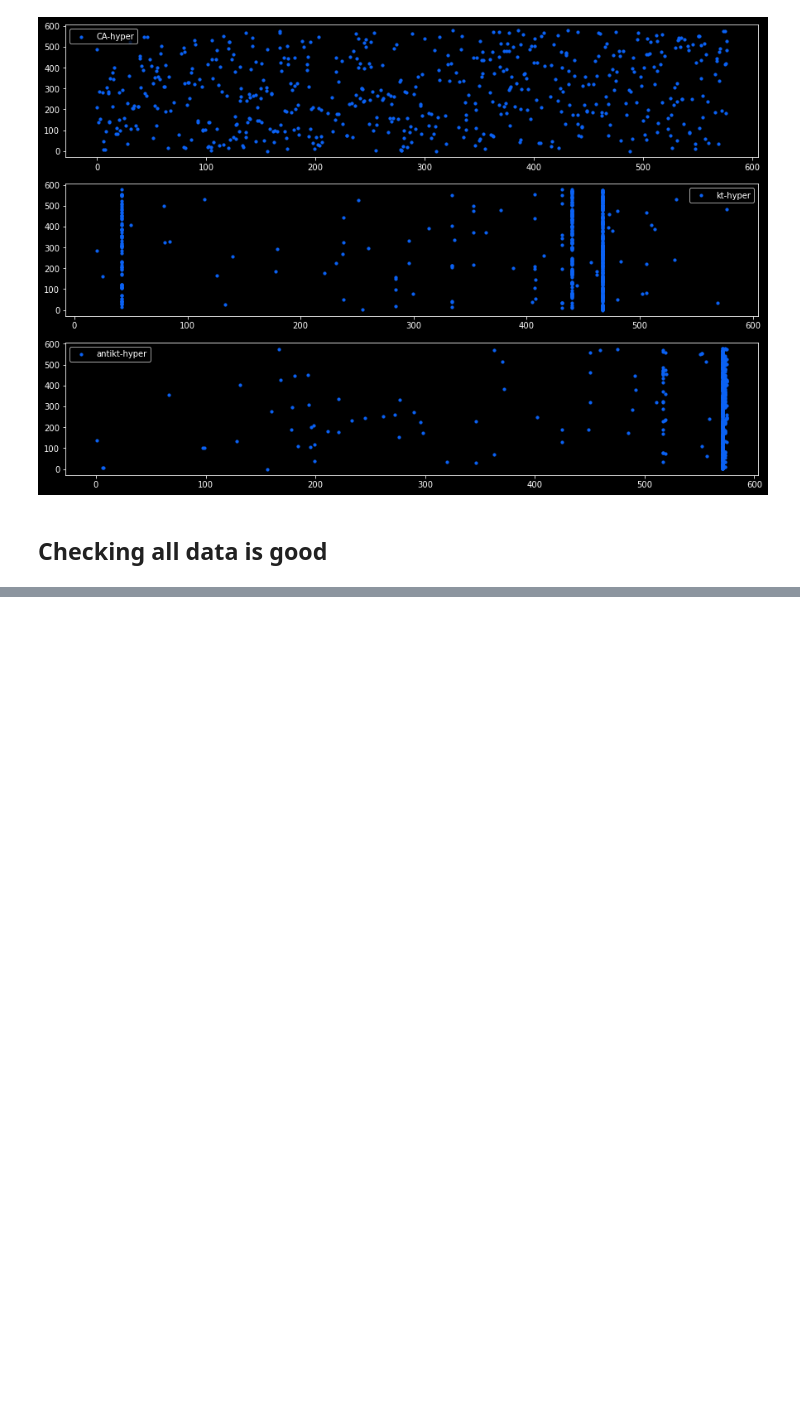
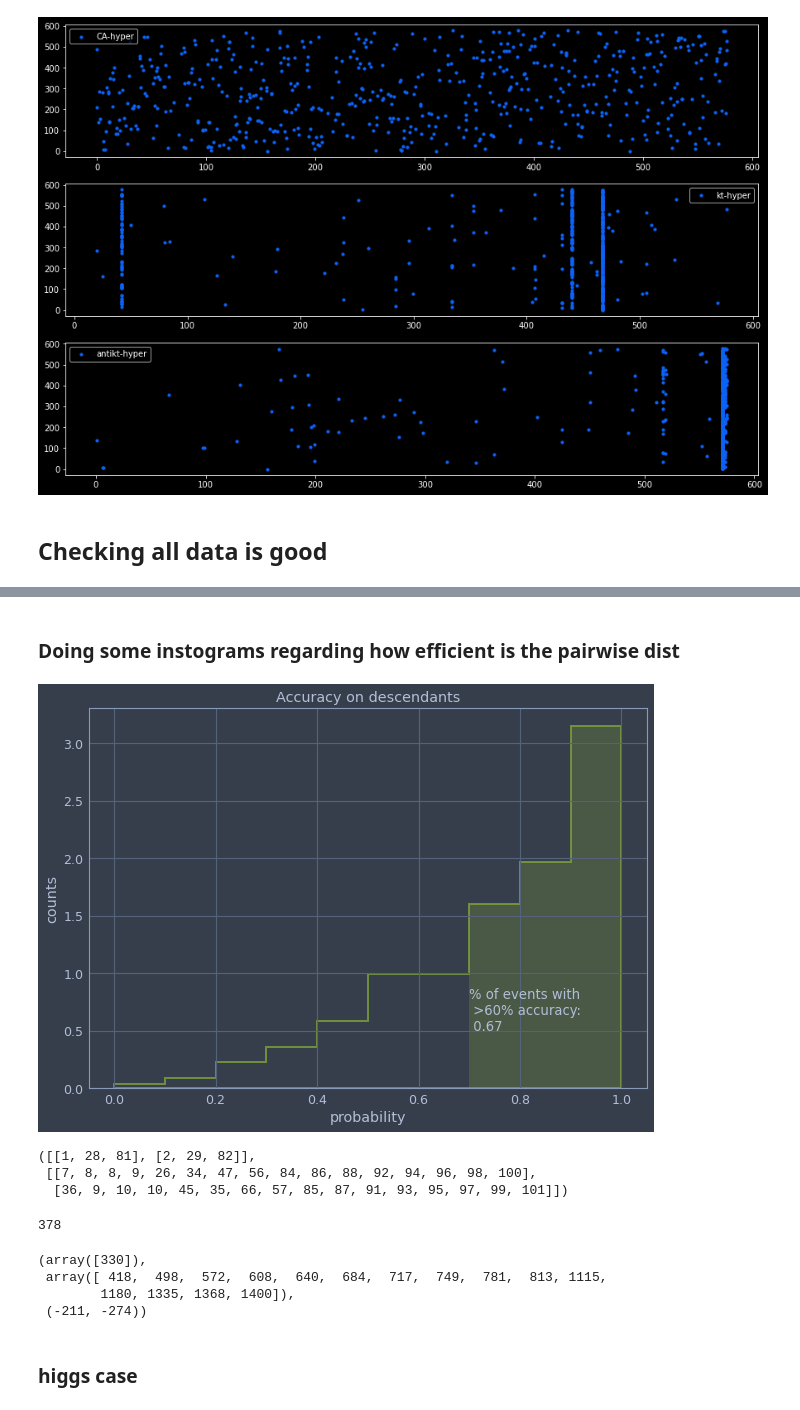
Before and after one commit to GiorgioCerro/hyparticle-net, a Jupyter notebook: why_hyperbolic_embedding.ipynb, the cells around one changed output, grey strips where cells are left out. Saved outputs shown, nothing was run; the diff lists cells and outputs as text; code cells hidden in the pictures; blank space fills up the shorter version.

```diff
--- a/why_hyperbolic_embedding.ipynb
+++ b/why_hyperbolic_embedding.ipynb
@@ -33,7 +37,7 @@ event_idx = 0
 dataset = ParticleDataset('data/signal','signal')
 data = dataset.__getitem__(event_idx)
 
-with HdfReader('data/signal/hz_train-0.hdf5') as hep_file:
+with HdfReader('data/signal/hz_train-13.hdf5') as hep_file:
     process = hep_file.read_process(name='signal')
     event = process.read_event(event_idx)
     graph = gcl.Graphicle.from_numpy(
@@ -401,0 +499,5 @@ print(f'number of rotten data: {sum(np.isnan(mean))}')
+# %%
+a = np.where(hyper[:,0] <  -0.25)
+b = np.where(phase[:,0] <  -1)
+# %% [markdown]
+### Doing some instograms regarding how efficient is the pairwise dist
@@ -401,0 +594,21 @@ print(f'number of rotten data: {sum(np.isnan(mean))}')
+# %%
+fig, ax = plt.subplots(figsize=(10,7))
+#ax = ax.flatten()
+n, bins, patches = ax.hist(rates, 10, density=True,
+    histtype='stepfilled',facecolor='none',edgecolor='g', alpha=0.75, linewidth=2)
+
+minimum = 0.7
+area = (np.array(rates) > minimum).sum() / len(rates)
+start = int(minimum*10)
+ax.bar(bins[start:-1],n[start:],width=0.1,align='edge',color='g',alpha=0.25)
+ax.set_xlabel('probability')
+ax.set_ylabel('counts')
+ax.set_title('Accuracy on descendants')
+plt.text(minimum, 0.5, f'% of events with \n >60% accuracy:\n {round(area,2)}')
+#plt.xlim(0, 1)
+#plt.ylim(0, 0.03)
+#plt.grid(True)
+
+plt.show()
+# %% [output]
+[figure, added]
@@ -401,0 +631,22 @@ print(f'number of rotten data: {sum(np.isnan(mean))}')
+# %%
+true_values, false_values
+# %% [output]
+([[1, 28, 81], [2, 29, 82]],
+ [[7, 8, 8, 9, 26, 34, 47, 56, 84, 86, 88, 92, 94, 96, 98, 100],
+  [36, 9, 10, 10, 45, 35, 66, 57, 85, 87, 91, 93, 95, 97, 99, 101]])
+# %%
+graph_node.nodes[graph_node.final][10]
+# %% [output]
+378
+# %%
+a = np.where(graph_node.edges['out'] == -274)[0]
+b = np.where(graph_node.edges['out'] == 483)[0]
+c = graph_node.edges[330]
+a,b,c
+# %% [output]
+(array([330]),
+ array([ 418,  498,  572,  608,  640,  684,  717,  749,  781,  813, 1115,
+        1180, 1335, 1368, 1400]),
+ (-211, -274))
+# %% [markdown]
+### higgs case
```
Also changed, not shown: parts of 15 cells of this notebook, 11 other files.
